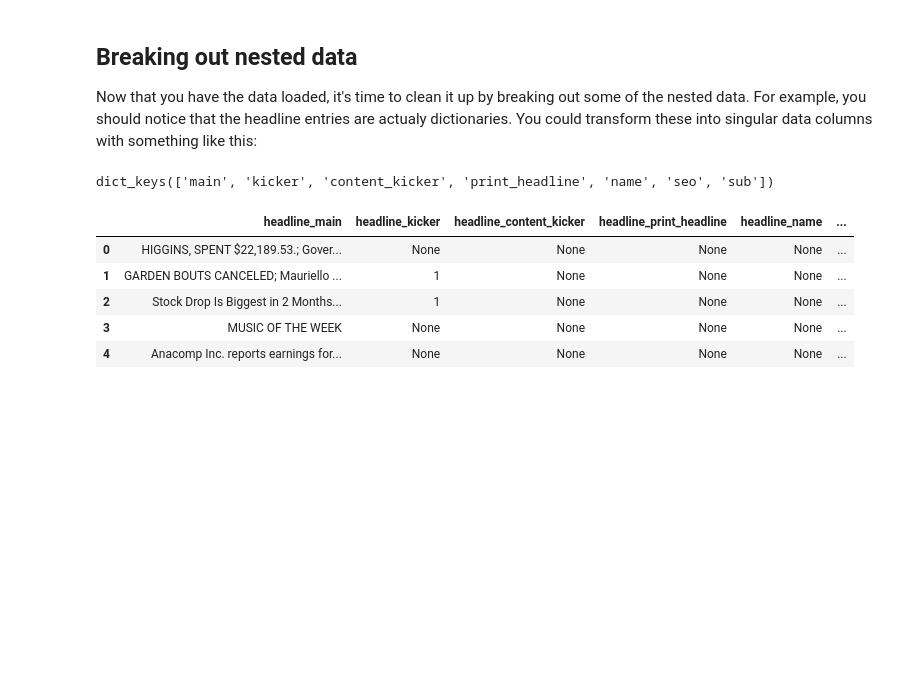
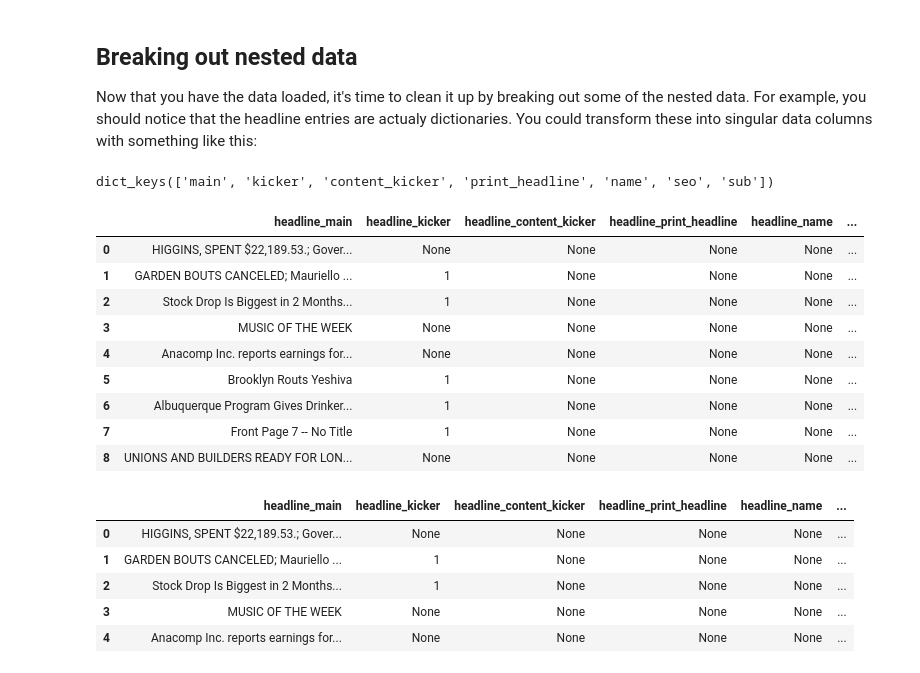
Before and after one commit to asafi1997/dsc-working-with-known-json-schemas-nyc-ds-060319, a Jupyter notebook: index.ipynb, the cells around one changed output. Saved outputs shown, nothing was run; the diff lists cells and outputs as text; code cells hidden in the pictures; blank space fills up the shorter version.

```diff
--- a/index.ipynb
+++ b/index.ipynb
@@ -114,3 +112,16 @@ str
+# %%
+headline
+# %% [output]
+|  | headline_main | headline_kicker | headline_content_kicker | headline_print_headline | headline_name | ... |
+| 0 | HIGGINS, SPENT $22,189.53.; Gover... | None | None | None | None | ... |
+| 1 | GARDEN BOUTS CANCELED; Mauriello ... | 1 | None | None | None | ... |
+| 2 | Stock Drop Is Biggest in 2 Months... | 1 | None | None | None | ... |
+| 3 | MUSIC OF THE WEEK | None | None | None | None | ... |
+| 4 | Anacomp Inc. reports earnings for... | None | None | None | None | ... |
+| 5 | Brooklyn Routs Yeshiva | 1 | None | None | None | ... |
+| 6 | Albuquerque Program Gives Drinker... | 1 | None | None | None | ... |
+| 7 | Front Page 7 -- No Title | 1 | None | None | None | ... |
+| 8 | UNIONS AND BUILDERS READY FOR LON... | None | None | None | None | ... |
 # %%
 keys = df.headline.iloc[0].keys() #Get dictionary keys
 #Keep track of columns we make for subsequent preview
```
Also changed, not shown: parts of 1 cell of this notebook.
